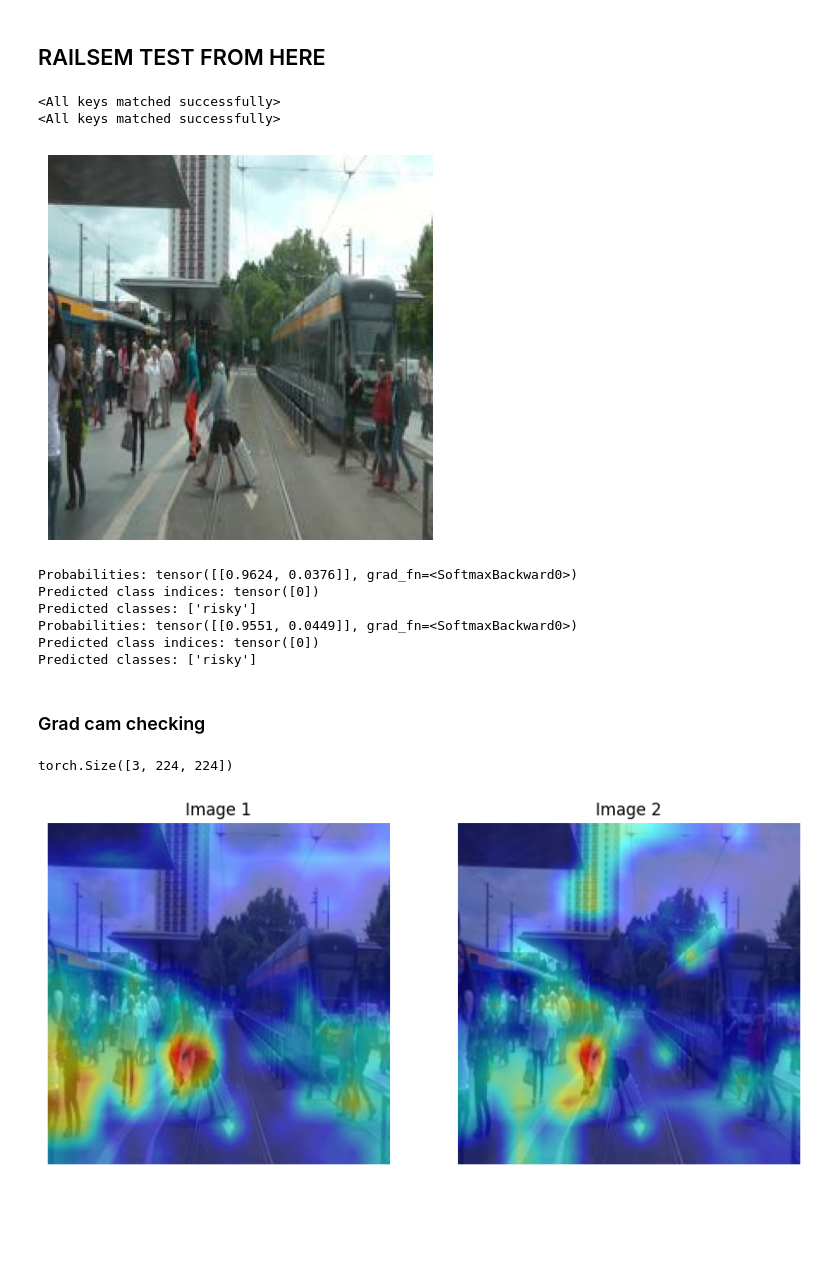
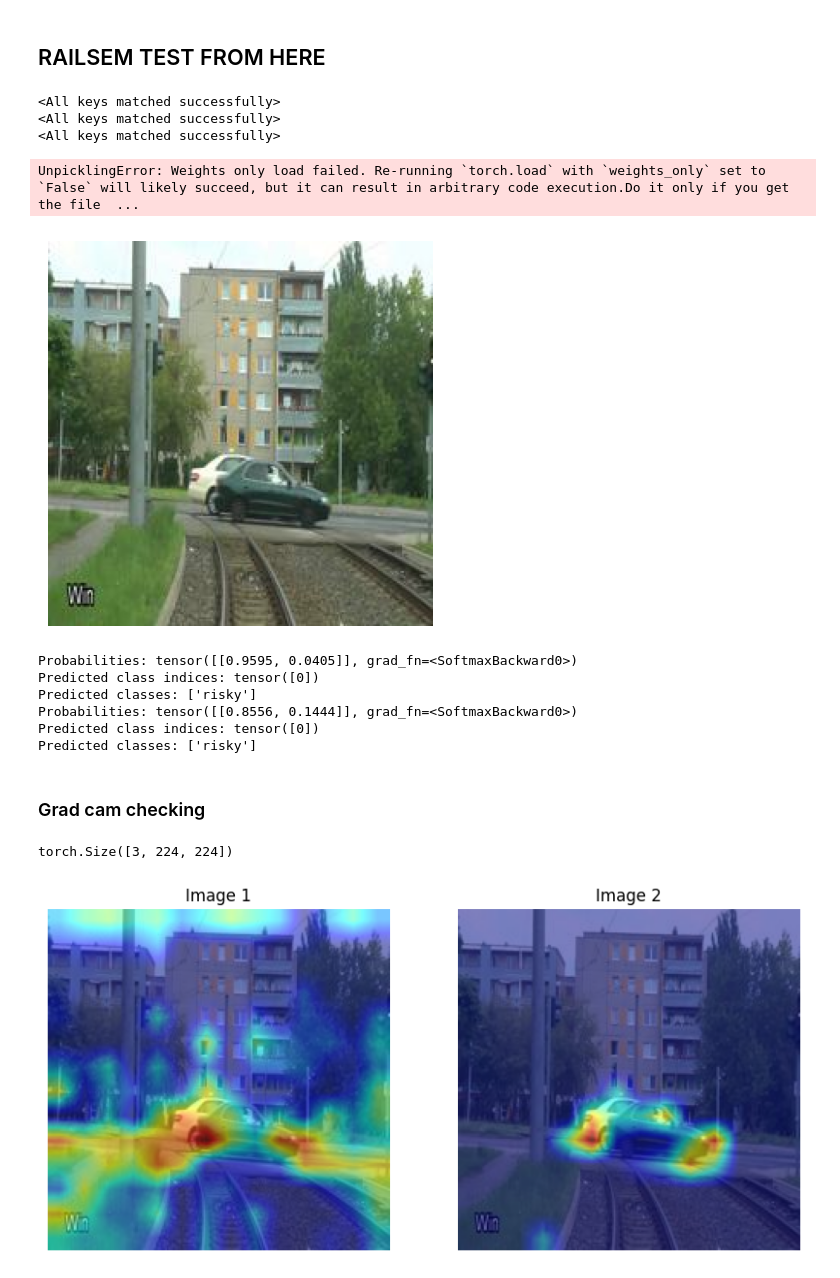
Before and after one commit to Danila-Pechenev/mae_railway_risk, a Jupyter notebook: vitmae_finetune_visualize.ipynb, the cells around one changed output. Drawn from its saved outputs; the diff is of its cells as text; code cells hidden in the pictures; blank space fills up the shorter version.

```diff
--- a/vitmae_finetune_visualize.ipynb
+++ b/vitmae_finetune_visualize.ipynb
@@ -71,7 +94,7 @@ model_mae_classif = prepare_model(chkpt_dir, 'vit_large_patch16')
 # %% [output]
 <All keys matched successfully>
 # %%
-img_path = "../../data/cat_dog/test/dog/50.jpg"
+img_path = "../../data/cat_dog/test/cat/75.jpg"
 img_true= Image.open(img_path)
 img_resized = img_true.resize((224, 224))
 img_float = np.array(img_resized) / 255.
@@ -172,14 +195,20 @@ torch.Size([3, 224, 224])
 #chkpt_dir_railsem = './finetune/finetune_railsem4_balanced_10000/best_model.pth'
 chkpt_dir_railsem_nomask = './finetune/finetune_railsem4_balanced_10000/best_model.pth'
 chkpt_dir_railsem_mask = './finetune/finetune_testold/best_model.pth'
+chkpt_dir_vit_users_median = './finetune/finetune_VIT_Users_2vsall/best_model.pth'
+chkpt_dir_vit_classif = '../thesis1/saved/Tab2/fold2/models/median_UsersVitClassif_Users_2vsall/median_UsersVitClassif_Users_2vsall/model_best.pth'
 model_mae_classif_railsem_mask = prepare_model(chkpt_dir_railsem_mask,'vit_base_patch16')
 model_mae_classif_railsem_nomask = prepare_model(chkpt_dir_railsem_nomask, 'vit_base_patch16')
+model_mae_classif_vit_users_median = prepare_model(chkpt_dir_vit_users_median,'vit_base_patch16')
+model_mae_classif_vit_classif = prepare_model_special(chkpt_dir_vit_classif,'vit_base_patch16')
 # %% [output]
 <All keys matched successfully>
 <All keys matched successfully>
+<All keys matched successfully>
+UnpicklingError: Weights only load failed. Re-running `torch.load` with `weights_only` set to `False` will likely succeed, but it can result in arbitrary code execution.Do it only if you get the file  ...
 # %%
 #img_path = "../../data/images/2vsall/test/risky/rs00184.jpg" ##RAILSEM19 TRAINING
-img_path = "../../data/images/2vsall_bl_2/test/risky/rs02988.jpg"#railsem balanced
+img_path = "../../data/images/2vsall_bl_2/test/risky/rs07227.jpg"#railsem balanced
 #img_path = "../../data/images/rs19_224/rs00202.jpg" ##RAILSEM19 ALL
 #img_path="../../data/cat_dog/test/cat/94.jpg" ##CATDOG
 #img_path = "../../data/simulator/synthetic/3_forest/images/8.png" ##SIMULATOR
@@ -197,10 +226,11 @@ img_tsf = img / imagenet_std
 plt.rcParams['figure.figsize'] = [5, 5]
 show_image(torch.tensor(img_tsf))
 # %% [output]
-[figure, old version]
+[figure, new version]
 # %%
 result_nomask = run_one_image(img_tsf, model_mae_classif_railsem_nomask)
-result_mask = run_one_image(img_tsf,model_mae_classif_railsem_mask)
+#result_mask = run_one_image(img_tsf,model_mae_classif_railsem_mask)
+result_mask = run_one_image(img_tsf,model_mae_classif_vit_users_median)
 # Optionally compute probabilities
 
 ## Here test the nomask
@@ -229,10 +259,10 @@ class_labels = ['risky', 'safe']
 predicted_classes = [class_labels[idx] for idx in predicted_class_indices]
 print("Predicted classes:", predicted_classes)
 # %% [output]
-Probabilities: tensor([[0.9624, 0.0376]], grad_fn=<SoftmaxBackward0>)
+Probabilities: tensor([[0.9595, 0.0405]], grad_fn=<SoftmaxBackward0>)
 Predicted class indices: tensor([0])
 Predicted classes: ['risky']
-Probabilities: tensor([[0.9551, 0.0449]], grad_fn=<SoftmaxBackward0>)
+Probabilities: tensor([[0.8556, 0.1444]], grad_fn=<SoftmaxBackward0>)
 Predicted class indices: tensor([0])
 Predicted classes: ['risky']
 # %% [markdown]
@@ -269,37 +299,33 @@ img_transposed = np.clip(img_transposed,0,1)
 
 grayscale_cam = cam1(input_tensor=input_image,targets=targets)
 grayscale_cam = grayscale_cam[0,:]
 
 visualization1 = show_cam_on_image(img_transposed.numpy(),grayscale_cam,use_rgb=True)
 
-target_layers = [model_mae_classif_railsem_mask.blocks[selecthead].norm1]
+target_layers = [model_mae_classif_vit_users_median.blocks[selecthead].norm1]
 #target_layers = [block.norm1 for block in model.vit_model.blocks]
-cam2 = GradCAM(model=model_mae_classif_railsem_mask,target_layers=target_layers,reshape_transform=reshape_transform)
+cam2 = GradCAM(model=model_mae_classif_vit_users_median,target_layers=target_layers,reshape_transform=reshape_transform)
 targets = [ClassifierOutputTarget(0)]
 
 grayscale_cam = cam2(input_tensor=input_image,targets=targets)
 grayscale_cam = grayscale_cam[0,:]
 visualization2 = show_cam_on_image(img_transposed.numpy(),grayscale_cam,use_rgb=True)
-
-#plt.figure(figsize=(10,10))
-#plt.subplot(1,2,1)
-#plt.imshow(visualization)
 
 # Create a figure with 1 row and 2 columns
 fig, axes = plt.subplots(1, 2, figsize=(10, 10))
 
 # Display the first image
 axes[0].imshow(visualization1)
 axes[0].axis("off")  # Hide axes
 axes[0].set_title("Image 1")
 
 # Display the second image
 axes[1].imshow(visualization2)
 axes[1].axis("off")  # Hide axes
 axes[1].set_title("Image 2")
 
 # Show the figure
 plt.show()
 # %% [output]
 torch.Size([3, 224, 224])
-[figure, old version]
+[figure, new version]
```
Also changed, not shown: parts of 7 cells of this notebook, 5 other files.
